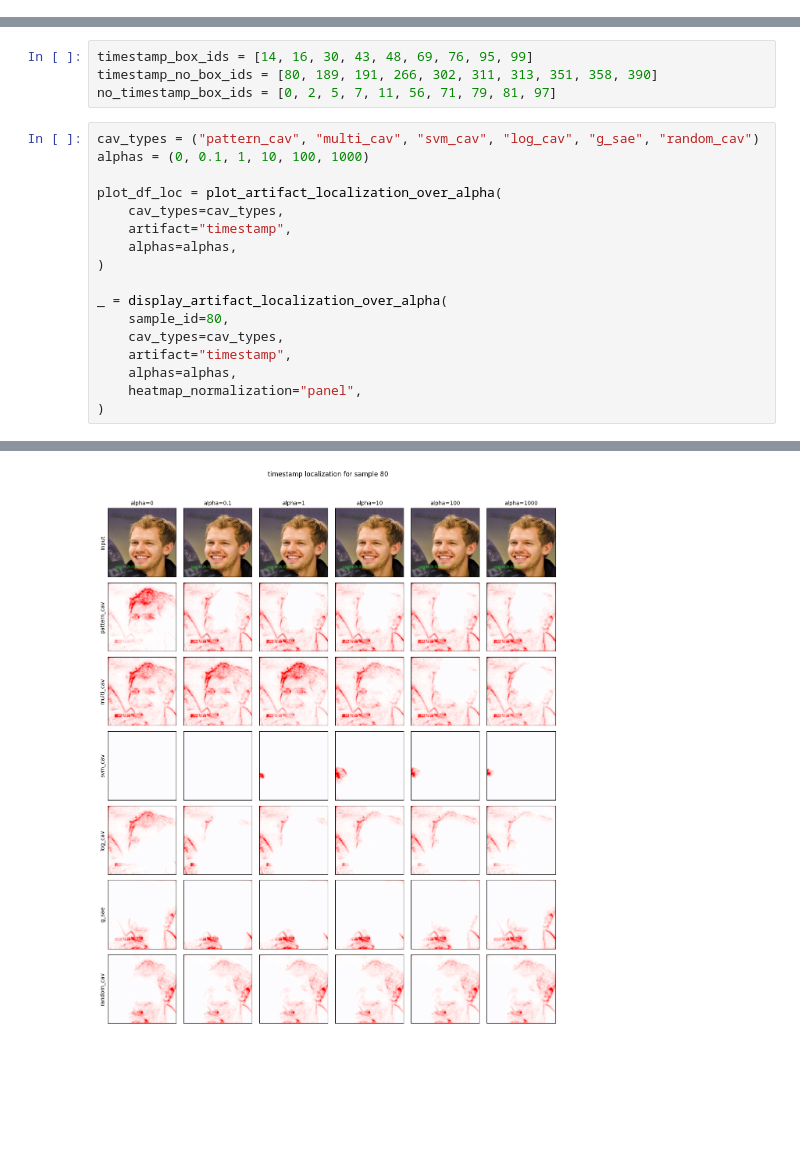
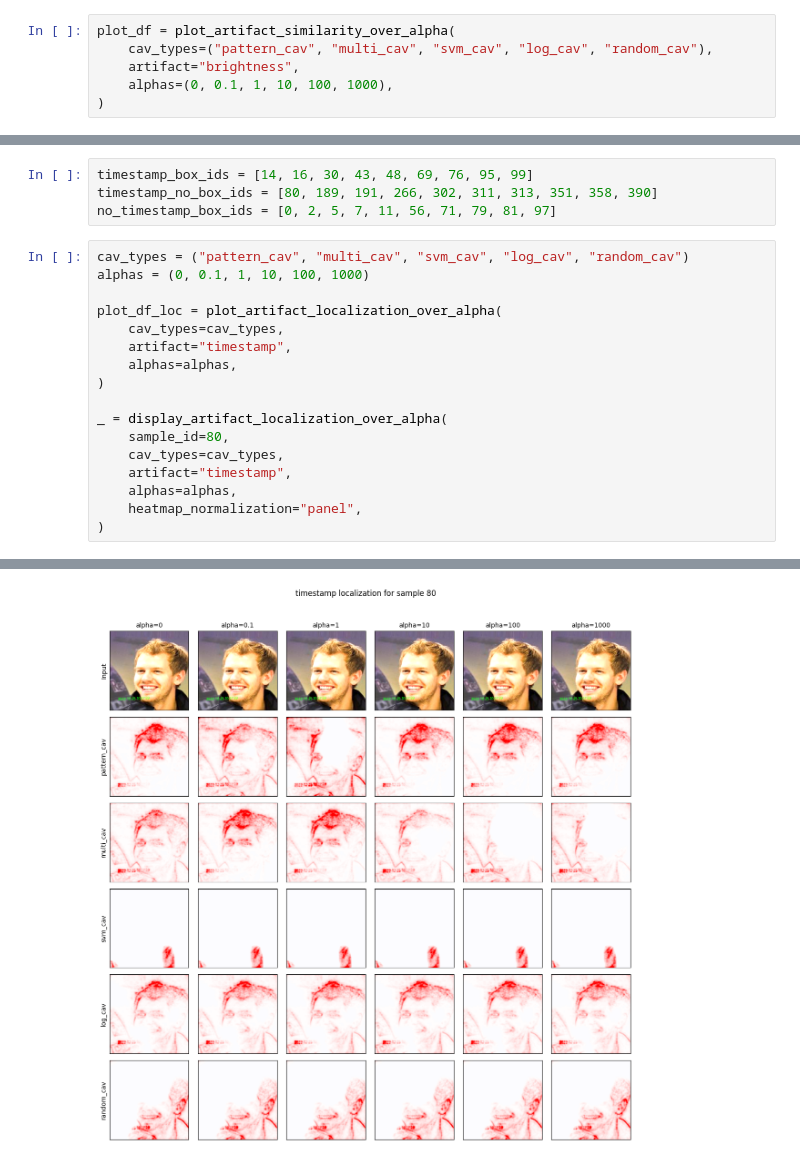
Before and after one commit to erenerogullari/cav-disentanglement, a Jupyter notebook: notebooks/experiment_figures.ipynb, the cells around one changed output, grey strips where cells are left out. Saved outputs shown, nothing was run; the diff lists cells and outputs as text; blank space fills up the shorter version.

```diff
--- a/notebooks/experiment_figures.ipynb
+++ b/notebooks/experiment_figures.ipynb
@@ -627,0 +628,6 @@ plot_df = plot_artifact_similarity_over_alpha(
+# %%
+plot_df = plot_artifact_similarity_over_alpha(
+    cav_types=("pattern_cav", "multi_cav", "svm_cav", "log_cav", "random_cav"),
+    artifact="brightness",
+    alphas=(0, 0.1, 1, 10, 100, 1000),
+)
@@ -1052,7 +1060,7 @@ timestamp_box_ids = [14, 16, 30, 43, 48, 69, 76, 95, 99]
 timestamp_no_box_ids = [80, 189, 191, 266, 302, 311, 313, 351, 358, 390]
 no_timestamp_box_ids = [0, 2, 5, 7, 11, 56, 71, 79, 81, 97]
 # %%
-cav_types = ("pattern_cav", "multi_cav", "svm_cav", "log_cav", "g_sae", "random_cav")
+cav_types = ("pattern_cav", "multi_cav", "svm_cav", "log_cav", "random_cav")
 alphas = (0, 0.1, 1, 10, 100, 1000)
 
 plot_df_loc = plot_artifact_localization_over_alpha(
@@ -1073,2 +1081,2 @@ _ = display_artifact_localization_over_alpha(
-[figure, old version]
+[figure, new version]
 # %%
```
Also changed, not shown: parts of 6 cells of this notebook, 33 other files.
